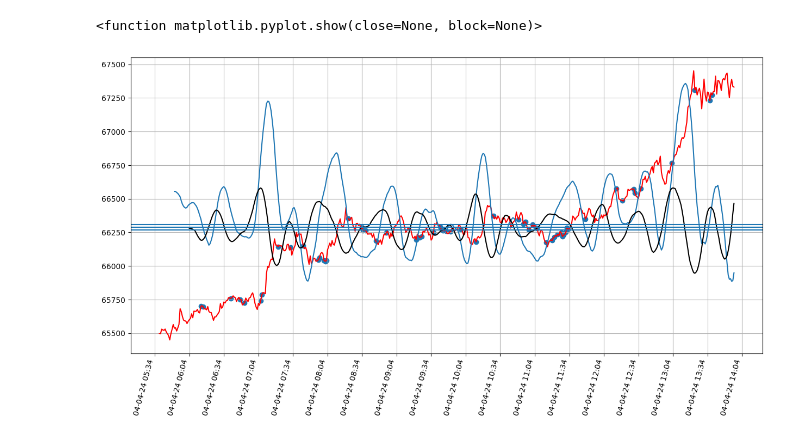
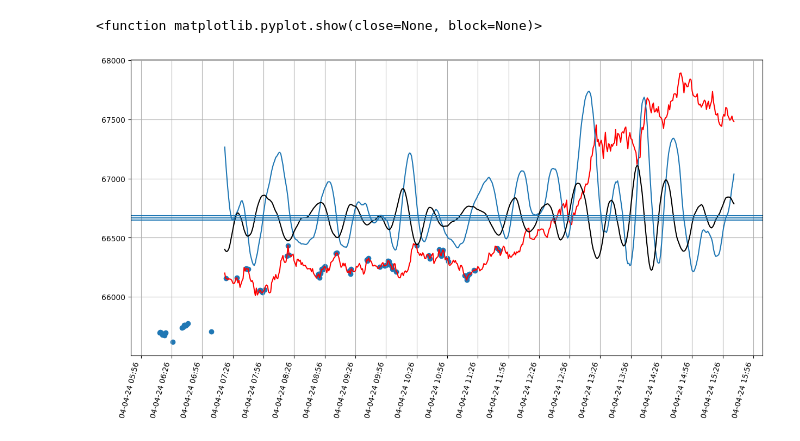
Before and after one commit to Tinmarian/tradingbot, a Jupyter notebook: cristian/scripts/analisis_estrategia.ipynb, the cells around one changed output. Drawn from its saved outputs; the diff is of its cells as text; code cells hidden in the pictures.

```diff
--- a/cristian/scripts/analisis_estrategia.ipynb
+++ b/cristian/scripts/analisis_estrategia.ipynb
@@ -94,0 +102,3 @@ plt.show
+# %%
+initial_date_index = recent_data[recent_data.Tiempo == datetime.strptime('2024-04-04 09:59:00','%Y-%m-%d %H:%M:%S')].index.item()
+final_date_index = recent_data[recent_data.Tiempo == datetime.strptime('2024-04-04 11:00:00','%Y-%m-%d %H:%M:%S')].index.item()
@@ -94,0 +125,3 @@ plt.show
+# %%
+PMSD = initial_date_index
+recent_data[PMSD-rango:PMSD+rango][recent_data.SD_Interpolacion[PMSD-rango:PMSD+rango] == pmax].index.item()
@@ -115,30 +253,30 @@ recent_data[40:100]
 # %%
-a = 0
+a = 1200
 d = 500
 
 mp = recent_data.Open[a:a+d].mean()
 plt.figure(figsize=(15,8))
 plt.plot(recent_data.Tiempo[a:a+d],recent_data.Open[a:a+d].multiply(1),color='red')
 plt.plot(recent_data.Tiempo[a:a+d],recent_data.PD_Interpolacion[a:a+d].multiply(30)+mp)
 plt.plot(recent_data.Tiempo[a:a+d],recent_data.SD_Interpolacion[a:a+d].multiply(100)+mp,color='k')
 # for i in recent_data.Tiempo.iloc[lista_min_max]:
 #     plt.axvline(i)
-plt.scatter(recent_data.Tiempo.iloc[drlist],recent_data.Open.iloc[drlist])
+plt.scatter(recent_data.Tiempo.iloc[mm_points_idx],recent_data.Open.iloc[mm_points_idx])
 plt.grid(visible=True)
 
 # Set minor tick locations.
 plt.gca().xaxis.set_major_formatter(mdates.DateFormatter('%d-%m-%y %H:%M'))
 plt.gca().xaxis.set_major_locator(mdates.MinuteLocator(interval=30))
 # plt.gca().xaxis.set_minor_locator(minorLocator)
 plt.gcf().autofmt_xdate()
 # Set grid to use minor tick locations.
 plt.grid(which = 'minor')
 plt.xticks(rotation=75)
 plt.axhline(mp)
 plt.axhline(np.std(recent_data.SD_Interpolacion)*10 + mp)
 plt.axhline(mp - np.std(recent_data.SD_Interpolacion)*10)
 # plt.axvline(6500)
 plt.show
 # %% [output]
 <function matplotlib.pyplot.show(close=None, block=None)>
-[figure, old version]
+[figure, new version]
```
Also changed, not shown: parts of 11 cells of this notebook.
